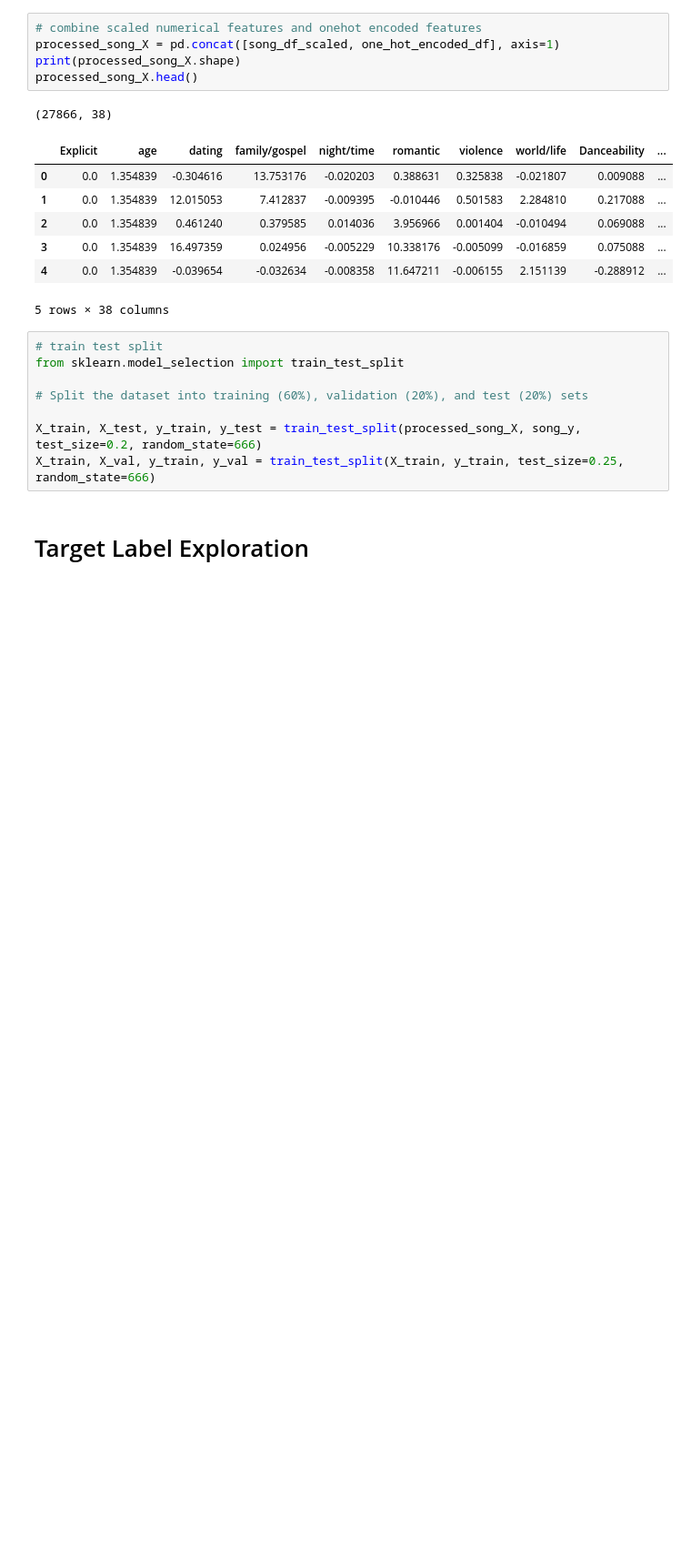
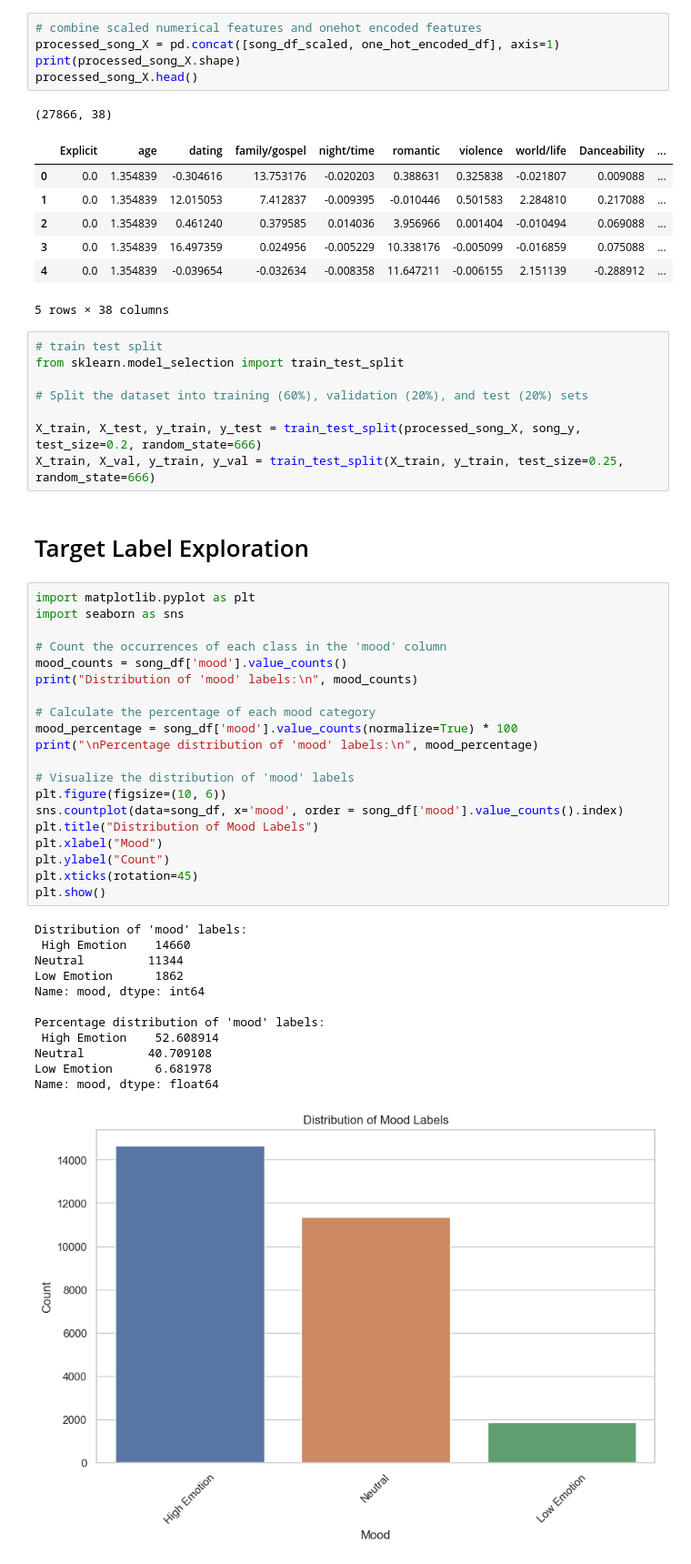
Before and after one commit to sharmista2shastry/W4995-Project-1, a Jupyter notebook: notebook.ipynb, the cells around one changed output. Shown at 91% size. Saved outputs shown, nothing was run; the diff lists cells and outputs as text; blank space fills up the shorter version.

Commit message:
Added target label exploration

```diff
--- a/notebook.ipynb
+++ b/notebook.ipynb
@@ -379,3 +409,36 @@ X_train, X_test, y_train, y_test = train_test_split(processed_song_X, song_y, te
 X_train, X_val, y_train, y_val = train_test_split(X_train, y_train, test_size=0.25, random_state=666)
 # %% [markdown]
 # Target Label Exploration
+# %%
+import matplotlib.pyplot as plt
+import seaborn as sns
+
+# Count the occurrences of each class in the 'mood' column
+mood_counts = song_df['mood'].value_counts()
+print("Distribution of 'mood' labels:\n", mood_counts)
+
+# Calculate the percentage of each mood category
+mood_percentage = song_df['mood'].value_counts(normalize=True) * 100
+print("\nPercentage distribution of 'mood' labels:\n", mood_percentage)
+
+# Visualize the distribution of 'mood' labels
+plt.figure(figsize=(10, 6))
+sns.countplot(data=song_df, x='mood', order = song_df['mood'].value_counts().index)
+plt.title("Distribution of Mood Labels")
+plt.xlabel("Mood")
+plt.ylabel("Count")
+plt.xticks(rotation=45)
+plt.show()
+# %% [output]
+Distribution of 'mood' labels:
+ High Emotion    14660
+Neutral         11344
+Low Emotion      1862
+Name: mood, dtype: int64
+
+Percentage distribution of 'mood' labels:
+ High Emotion    52.608914
+Neutral         40.709108
+Low Emotion      6.681978
+Name: mood, dtype: float64
+[figure, added]
```
Also changed, not shown: parts of 4 cells of this notebook.
